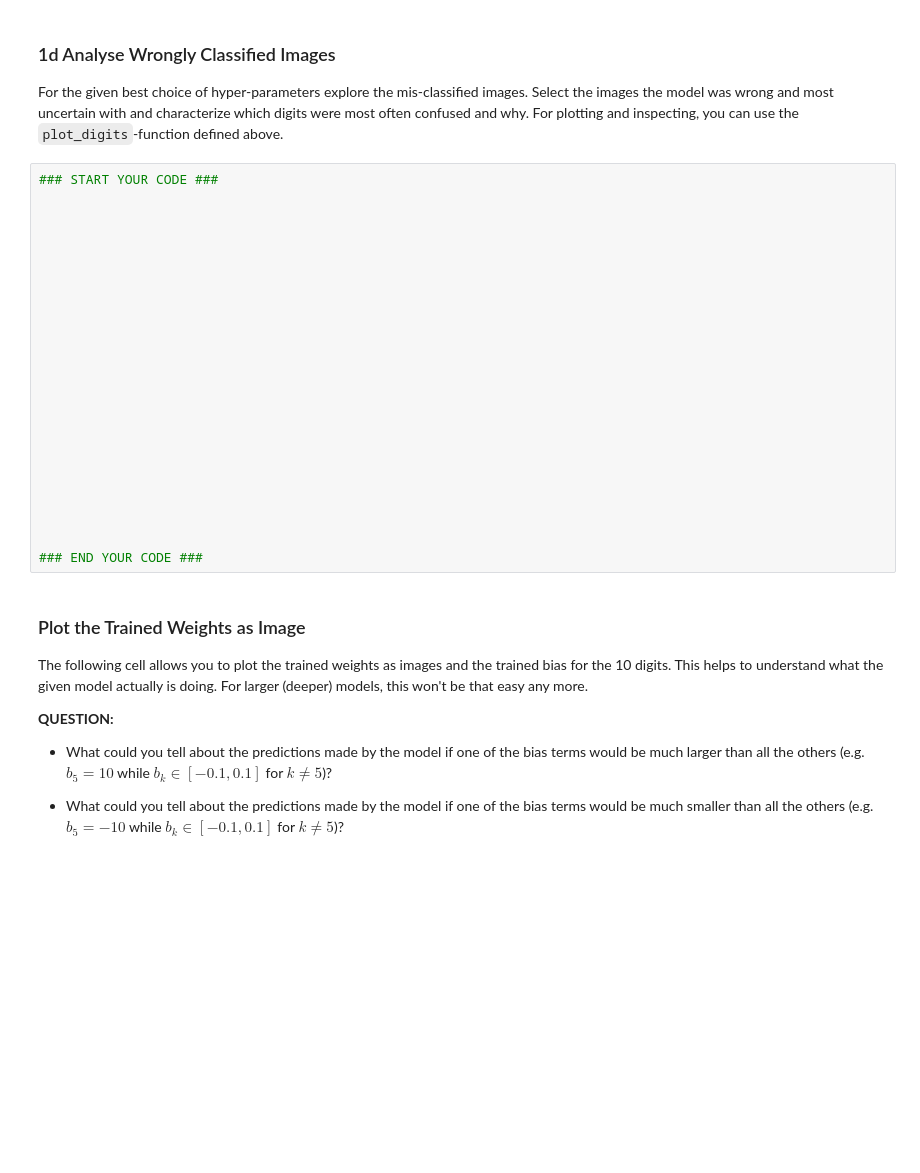
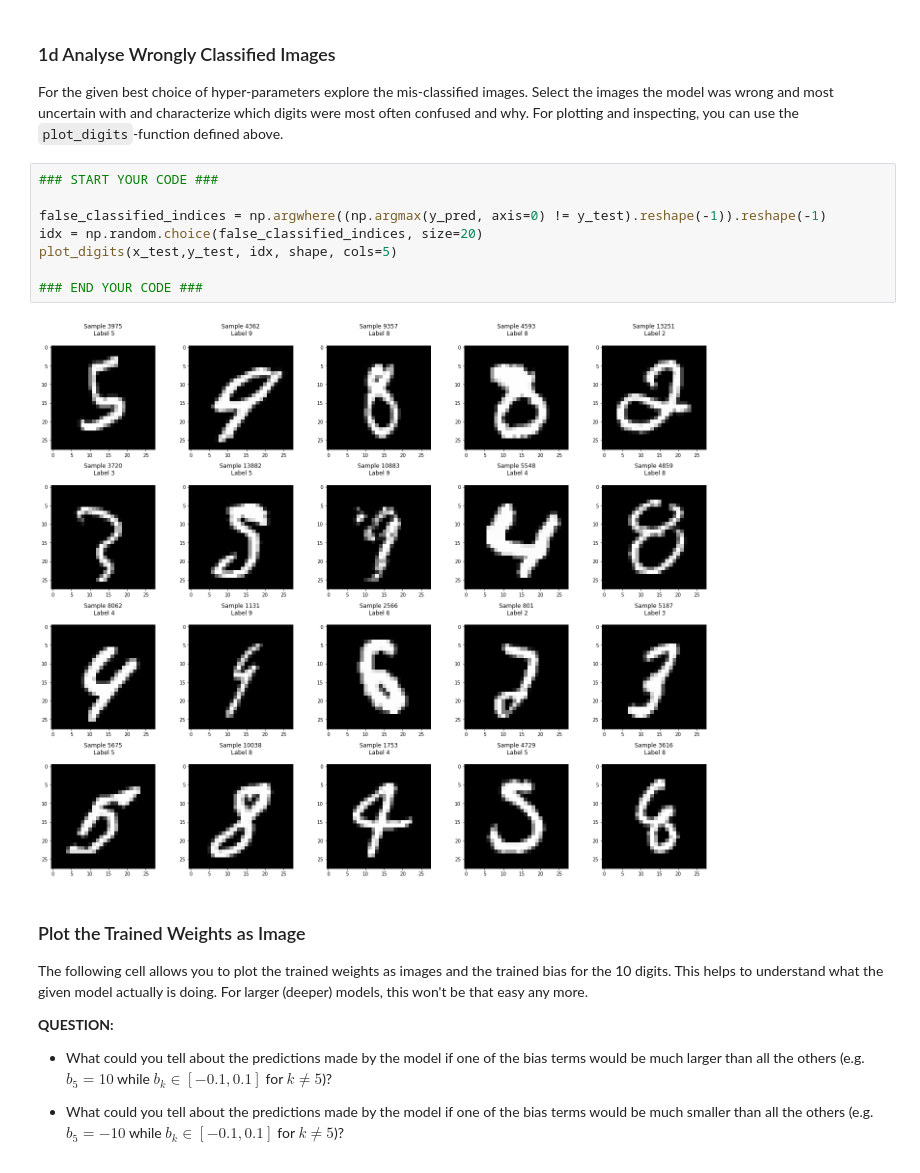
Before and after one commit to FabianGroeger96/mse-deep-learning, a Jupyter notebook: SW03/MNIST_classifier_softmax_stud.ipynb, the cells around one changed output. Saved outputs shown, nothing was run; the diff lists cells and outputs as text; blank space fills up the shorter version.

```diff
--- a/SW03/MNIST_classifier_softmax_stud.ipynb
+++ b/SW03/MNIST_classifier_softmax_stud.ipynb
@@ -833,29 +863,16 @@ __Plot some misclassified of the most difficult class:__
 For the given best choice of hyper-parameters explore the mis-classified images.
 Select the images the model was wrong and most uncertain with and characterize which digits were most often confused and why.
 For plotting and inspecting, you can use the `plot_digits`-function defined above.
-# %%
-### START YOUR CODE ###
-
-
-
-
-
-
-
-
-
-
-
-
-
-
-
-
-
-
-
-
-### END YOUR CODE ###
+# %%
+### START YOUR CODE ###
+
+false_classified_indices = np.argwhere((np.argmax(y_pred, axis=0) != y_test).reshape(-1)).reshape(-1)
+idx = np.random.choice(false_classified_indices, size=20)
+plot_digits(x_test,y_test, idx, shape, cols=5)
+
+### END YOUR CODE ###
+# %% [output]
+[figure, added]
 # %% [markdown]
 ### Plot the Trained Weights as Image
 
```
Also changed, not shown: parts of 9 cells of this notebook.
